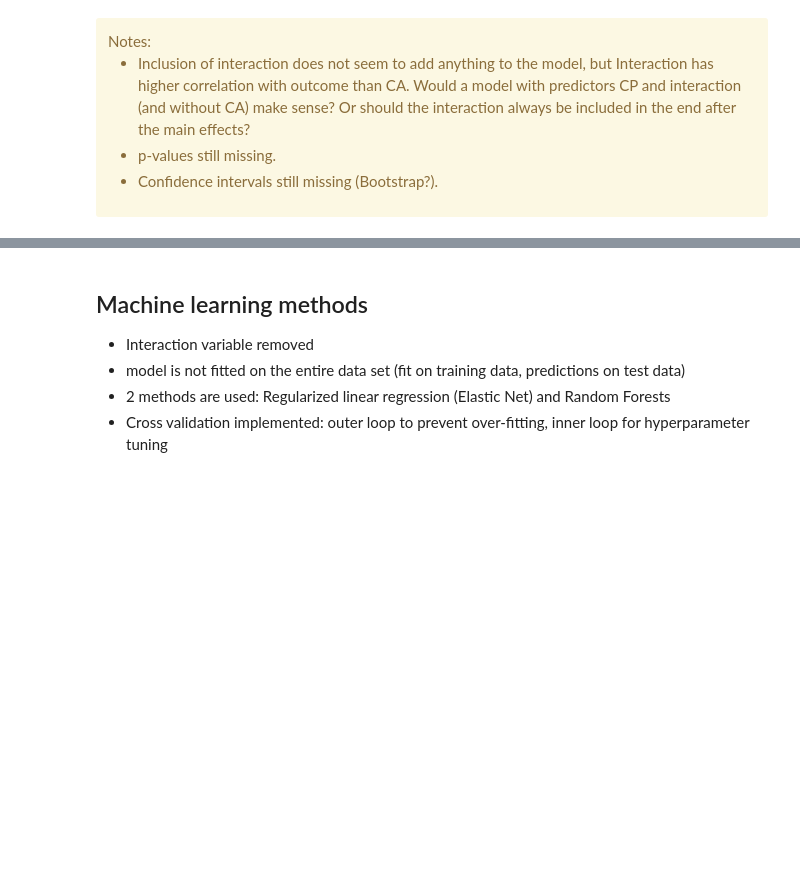
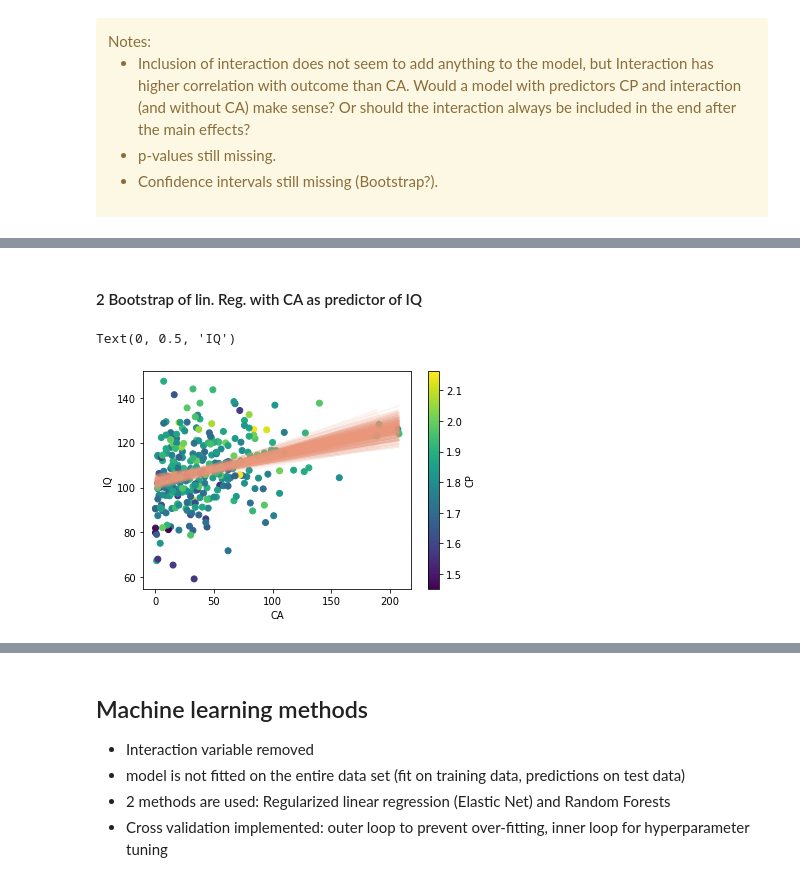
Before and after one commit to ElectronicsArchiver/tewa1_cogpsy_python, a Jupyter notebook: final_project_dataset_2.ipynb, the cells around one changed output, grey strips where cells are left out. Drawn from its saved outputs; the diff is of its cells as text; code cells hidden in the pictures; blank space fills up the shorter version.

```diff
--- a/final_project_dataset_2.ipynb
+++ b/final_project_dataset_2.ipynb
@@ -179,0 +215,24 @@ plt.tight_layout();
+# %% [markdown]
+#### 2 Bootstrap of lin. Reg. with CA as predictor of IQ
+# %%
+from scipy import stats, linalg
+np.random.seed(0)
+
+Nsim = 300
+
+for i in range(Nsim):
+    Rand_id = np.random.choice(N, N)
+    BSca = np.array([ca[i] for i in Rand_id])
+    BSy = np.array([y[i] for i in Rand_id])
+    BSxMat = np.column_stack([np.ones(N), BSca])
+    res = linalg.lstsq(BSxMat, BSy)
+    BSpredy = np.array([res[0][0] + res[0][1] * BSca[i] for i in range(N)])
+    plt.plot(BSca, BSpredy, c="darksalmon", alpha=0.1)
+
+plt.scatter(ca,y,c=cp)
+plt.colorbar(label="CP")
+plt.xlabel("CA")
+plt.ylabel("IQ")
+# %% [output]
+Text(0, 0.5, 'IQ')
+[figure, added]
```
Also changed, not shown: parts of 6 cells of this notebook, 1 other file.
